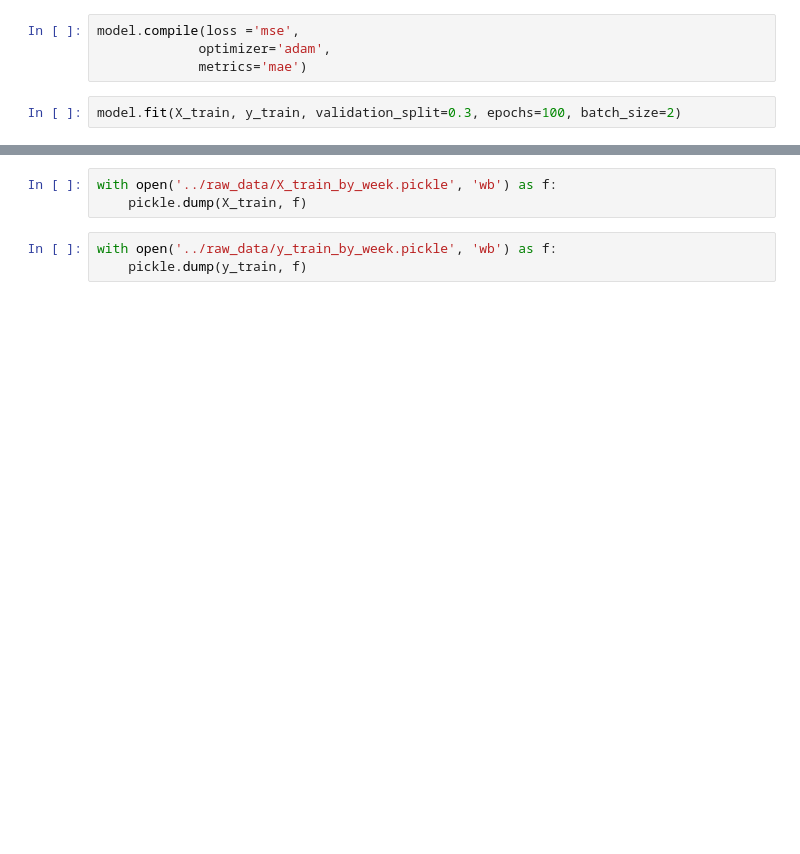
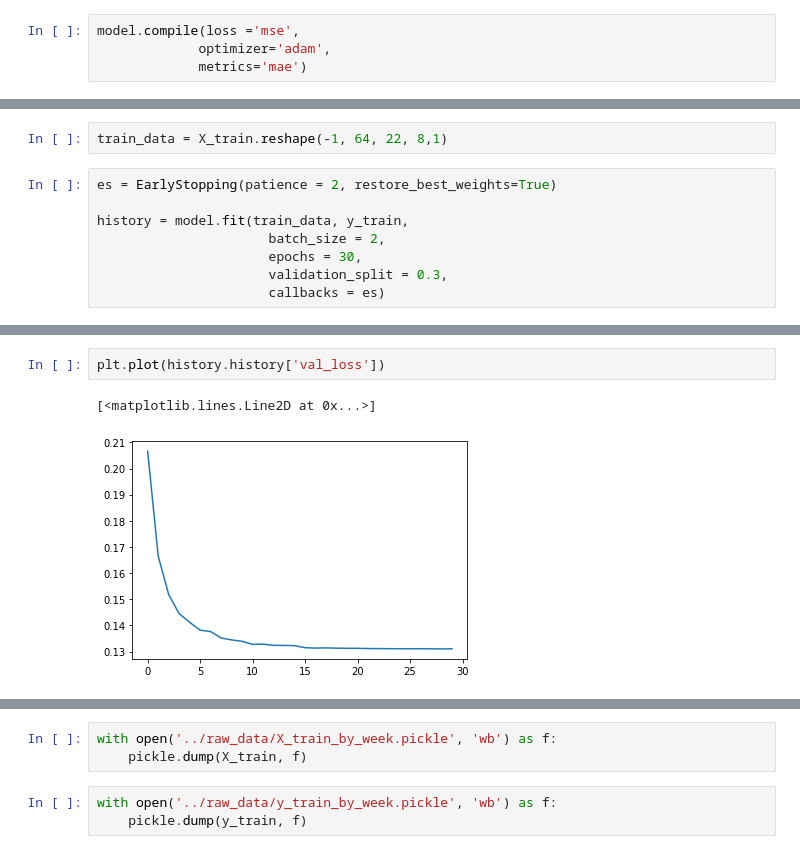
Before and after one commit to candiesforlife/minority_report, a Jupyter notebook: notebooks/cam_last_model_cnn.ipynb, the cells around one changed output, grey strips where cells are left out. Cells and saved outputs as stored; diff of their text form; blank space fills up the shorter version.

Commit message:
working model

```diff
--- a/notebooks/cam_last_model_cnn.ipynb
+++ b/notebooks/cam_last_model_cnn.ipynb
@@ -589,5 +589,3 @@ _________________________________________________________________
 model.compile(loss ='mse',
              optimizer='adam',
              metrics='mae')
-# %%
-model.fit(X_train, y_train, validation_split=0.3, epochs=100, batch_size=2)
@@ -599,0 +592,10 @@ ValueError: in user code:
+# %%
+train_data = X_train.reshape(-1, 64, 22, 8,1)
+# %%
+es = EarlyStopping(patience = 2, restore_best_weights=True)
+
+history = model.fit(train_data, y_train,
+                      batch_size = 2,
+                      epochs = 30,
+                      validation_split = 0.3,
+                      callbacks = es)
@@ -599,0 +620,5 @@ ValueError: in user code:
+# %%
+plt.plot(history.history['val_loss'])
+# %% [output]
+[<matplotlib.lines.Line2D at 0x...>]
+[figure, added]
```
Also changed, not shown: parts of 26 cells of this notebook.
